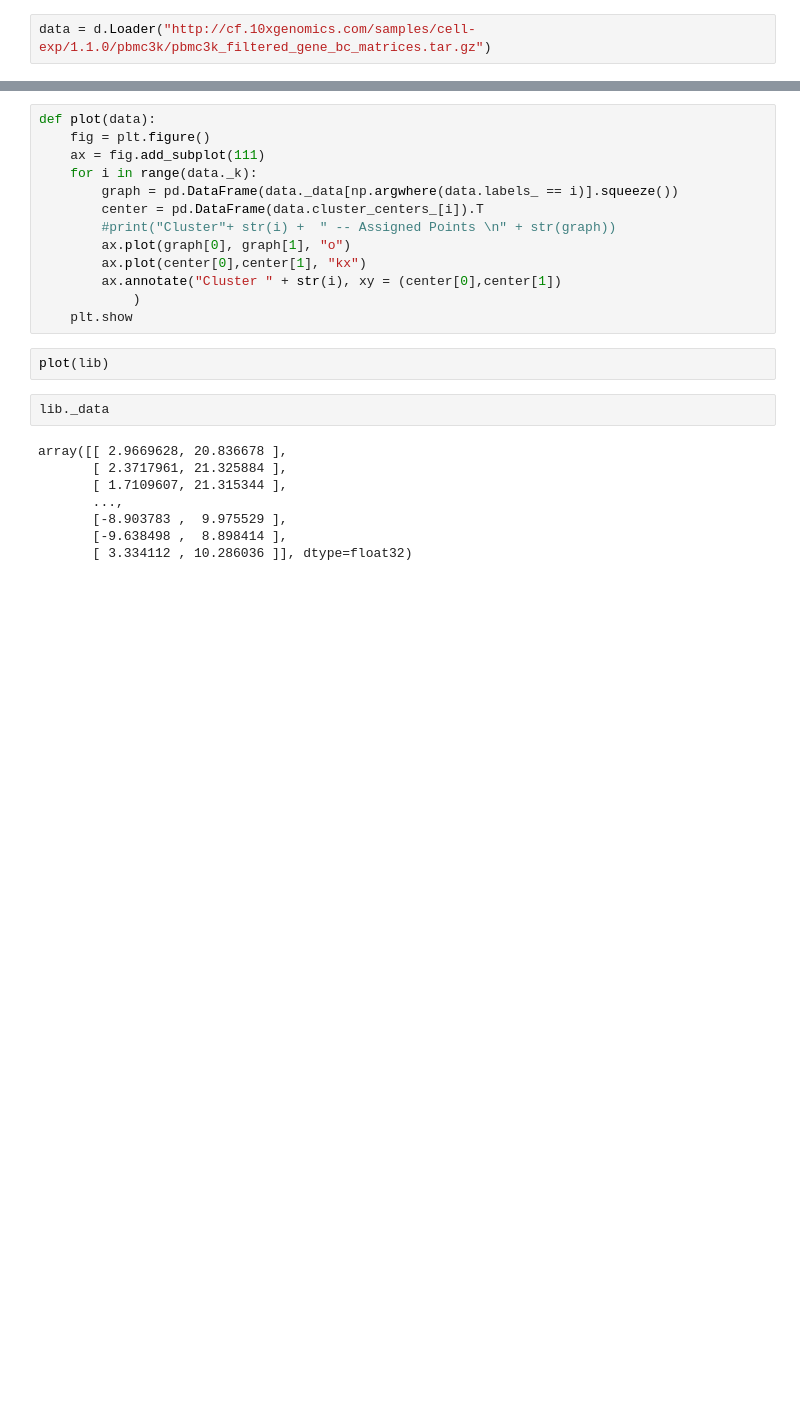
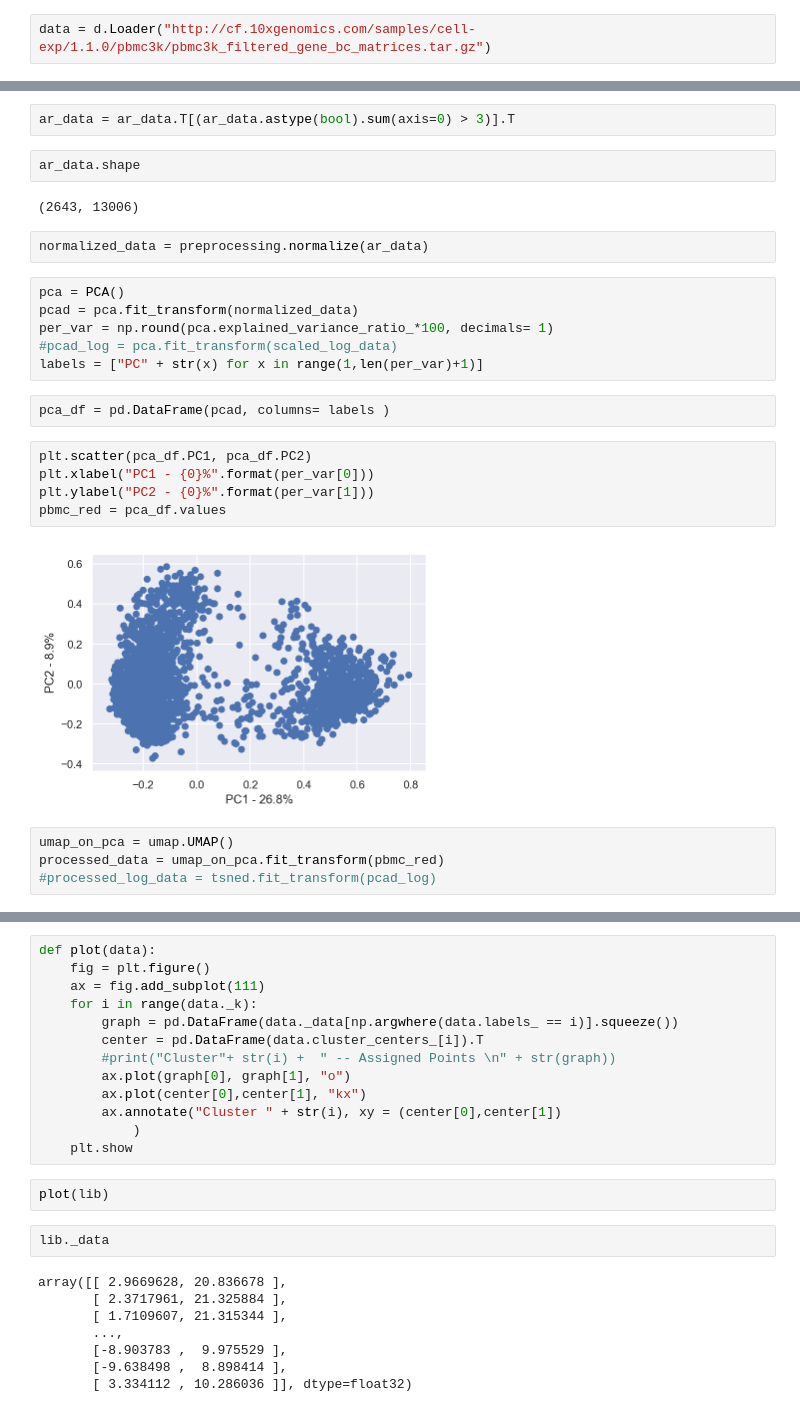
Before and after one commit to datascience-mobi/project-04-group-04, a Jupyter notebook: Analysis sheet.ipynb, the cells around one changed output, grey strips where cells are left out. Drawn from its saved outputs; the diff is of its cells as text; blank space fills up the shorter version.

```diff
--- a/Analysis sheet.ipynb
+++ b/Analysis sheet.ipynb
@@ -736,0 +770,27 @@ pbmc_sorted
+# %%
+ar_data = ar_data.T[(ar_data.astype(bool).sum(axis=0) > 3)].T
+# %%
+ar_data.shape
+# %% [output]
+(2643, 13006)
+# %%
+normalized_data = preprocessing.normalize(ar_data)
+# %%
+pca = PCA()
+pcad = pca.fit_transform(normalized_data)
+per_var = np.round(pca.explained_variance_ratio_*100, decimals= 1)
+#pcad_log = pca.fit_transform(scaled_log_data)
+labels = ["PC" + str(x) for x in range(1,len(per_var)+1)]
+# %%
+pca_df = pd.DataFrame(pcad, columns= labels )
+# %%
+plt.scatter(pca_df.PC1, pca_df.PC2)
+plt.xlabel("PC1 - {0}%".format(per_var[0]))
+plt.ylabel("PC2 - {0}%".format(per_var[1]))
+pbmc_red = pca_df.values
+# %% [output]
+[figure, added]
+# %%
+umap_on_pca = umap.UMAP()
+processed_data = umap_on_pca.fit_transform(pbmc_red)
+#processed_log_data = tsned.fit_transform(pcad_log)
```
Also changed, not shown: parts of 52 cells of this notebook, 1 other file.
